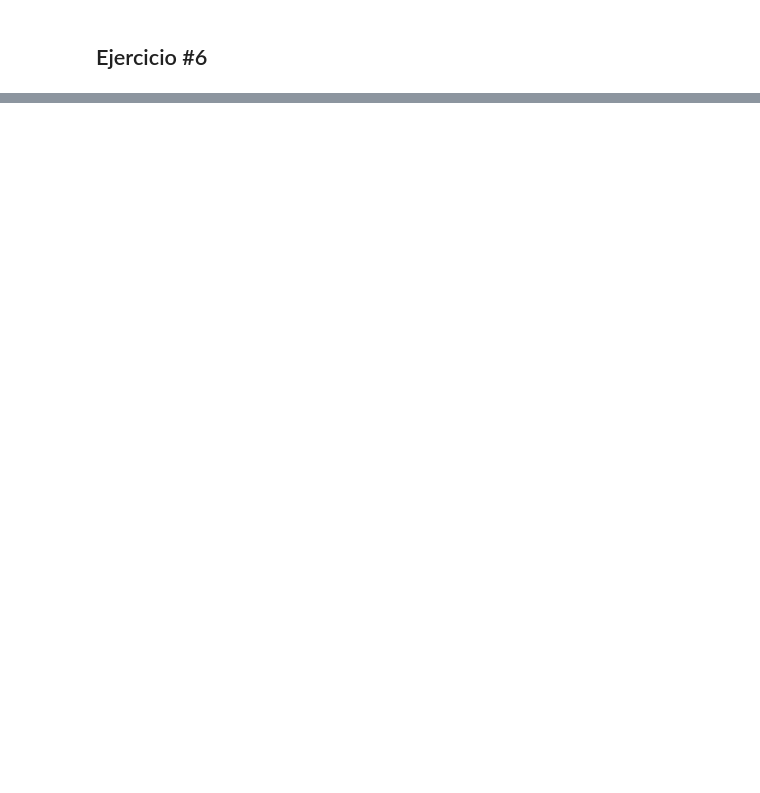
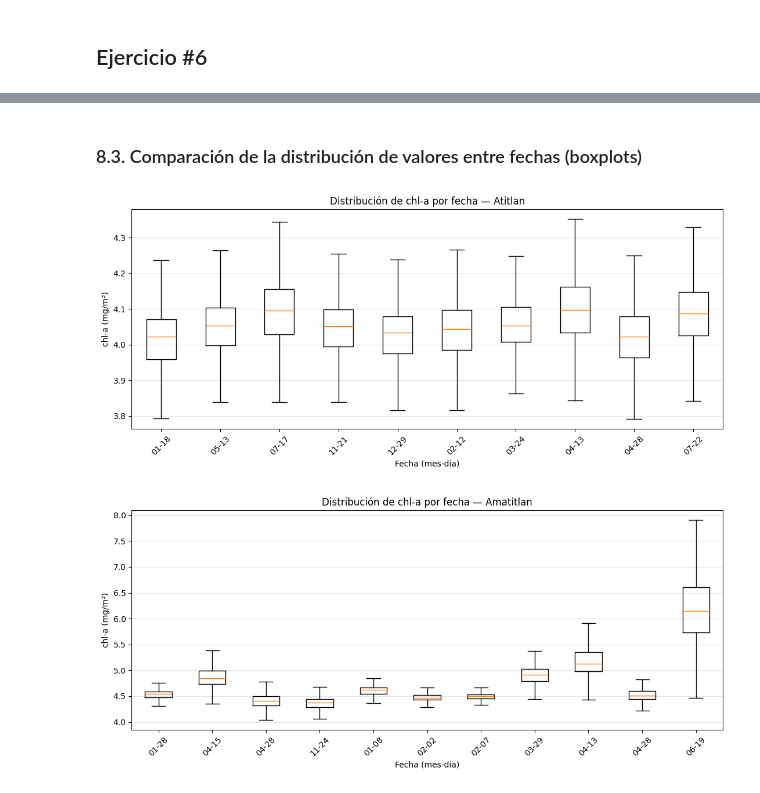
Before and after one commit to Albu231311/Lab4-DS, a Jupyter notebook: laboratorio4.ipynb, the cells around one changed output, grey strips where cells are left out. Saved outputs shown, nothing was run; the diff lists cells and outputs as text; code cells hidden in the pictures; blank space fills up the shorter version.

```diff
--- a/laboratorio4.ipynb
+++ b/laboratorio4.ipynb
@@ -578,0 +751,30 @@ Amatitlan — correlación por fecha:
+# %% [markdown]
+### 8.3. Comparación de la distribución de valores entre fechas (boxplots)
+# %%
+# 8.3: distribución de chl-a por fecha mediante boxplots (usa los píxeles de df_corr, sección 6).
+# Se muestrea para mantener el gráfico ligero.
+def boxplot_por_fecha(df_corr, lago, muestra=20000, seed=0):
+    rng = np.random.default_rng(seed)
+    fechas = sorted(df_corr["fecha"].unique())
+    datos = []
+    for f in fechas:
+        vals = df_corr.loc[df_corr["fecha"] == f, "chl"].to_numpy()
+        if vals.size > muestra:
+            vals = rng.choice(vals, muestra, replace=False)
+        datos.append(vals)
+
+    fig, ax = plt.subplots(figsize=(11, 5))
+    ax.boxplot(datos, labels=[f[5:] for f in fechas], showfliers=False)
+    ax.set_title(f"Distribución de chl-a por fecha — {lago.capitalize()}")
+    ax.set_xlabel("Fecha (mes-día)")
+    ax.set_ylabel("chl-a (mg/m³)")
+    ax.grid(alpha=0.3, axis="y")
+    plt.xticks(rotation=45); plt.tight_layout()
+    plt.savefig(f"boxplot_fechas_{lago}.png", dpi=150)
+    plt.show()
+
+boxplot_por_fecha(df_corr_atitlan, "atitlan")
+boxplot_por_fecha(df_corr_amatitlan, "amatitlan")
+# %% [output]
+[figure, added]
+[figure, added]
```
Also changed, not shown: parts of 29 cells of this notebook, 13 other files.
